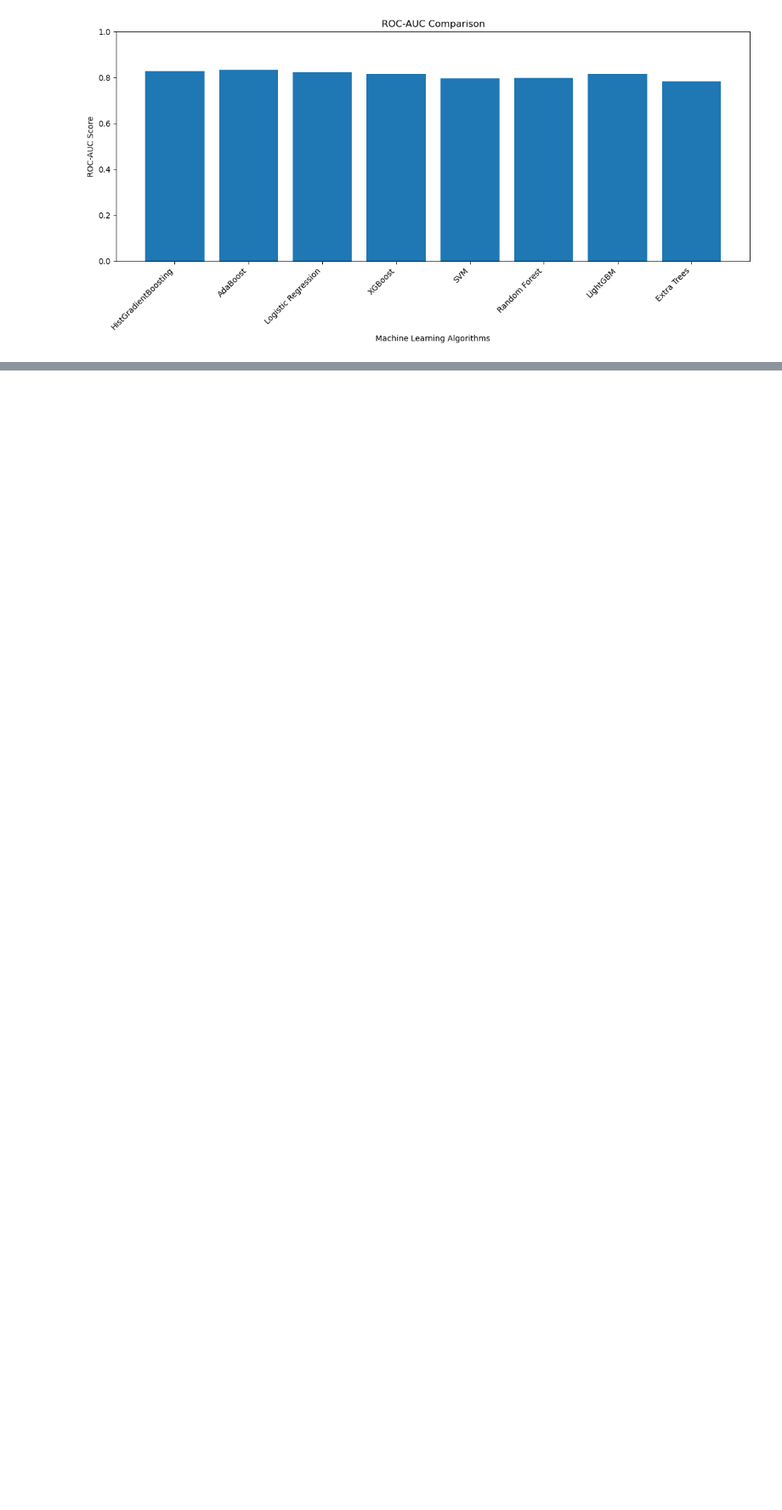
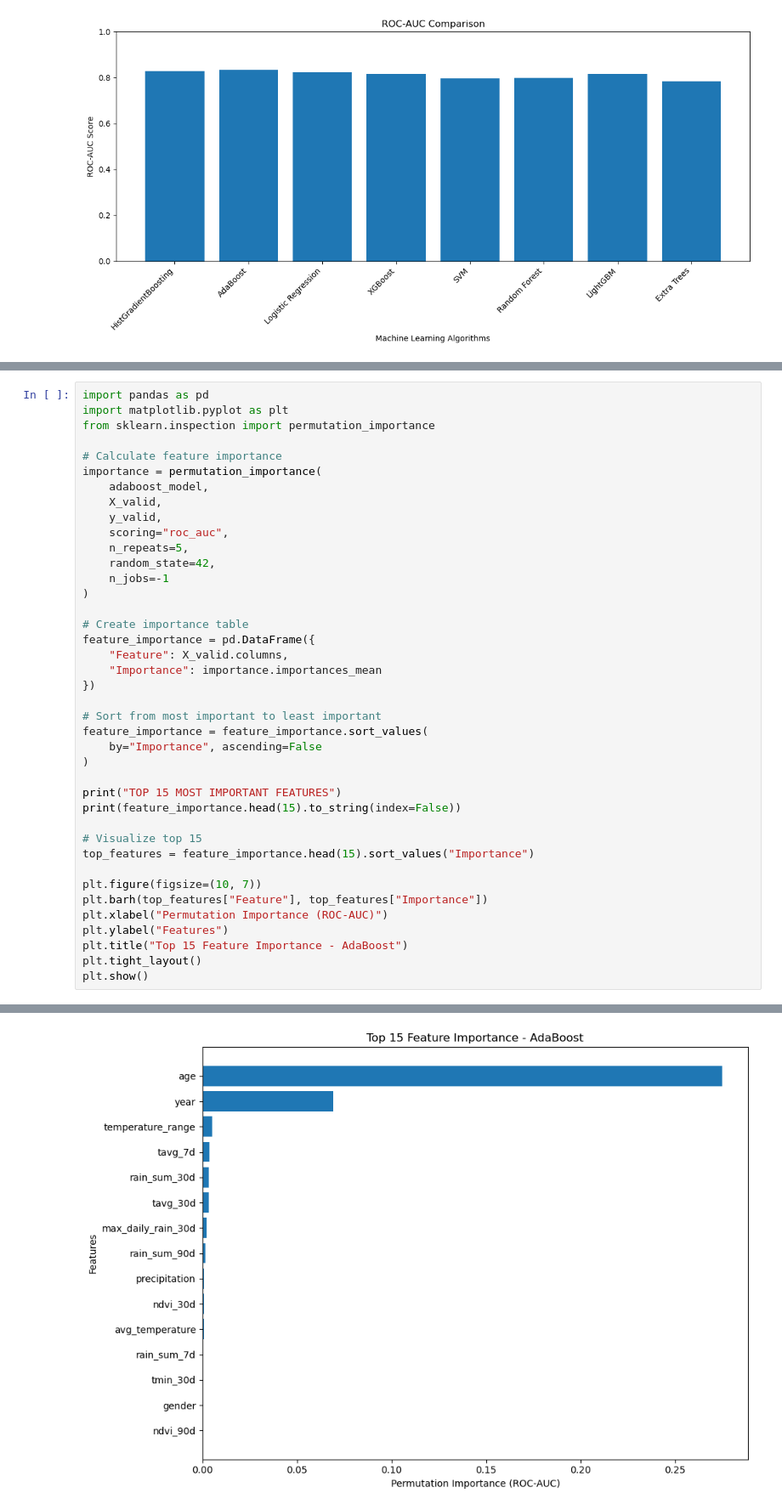
Before and after one commit to samad-source/climate_health_prediction, a Jupyter notebook: notebook/climate_features.ipynb, the cells around one changed output, grey strips where cells are left out. Shown at 85% size. Cells and saved outputs as stored; diff of their text form; blank space fills up the shorter version.

```diff
--- a/notebook/climate_features.ipynb
+++ b/notebook/climate_features.ipynb
@@ -1502,0 +1719,41 @@ ALGORITHM PERFORMANCE RANKING
+# %%
+import pandas as pd
+import matplotlib.pyplot as plt
+from sklearn.inspection import permutation_importance
+
+# Calculate feature importance
+importance = permutation_importance(
+    adaboost_model,
+    X_valid,
+    y_valid,
+    scoring="roc_auc",
+    n_repeats=5,
+    random_state=42,
+    n_jobs=-1
+)
+
+# Create importance table
+feature_importance = pd.DataFrame({
+    "Feature": X_valid.columns,
+    "Importance": importance.importances_mean
+})
+
+# Sort from most important to least important
+feature_importance = feature_importance.sort_values(
+    by="Importance", ascending=False
+)
+
+print("TOP 15 MOST IMPORTANT FEATURES")
+print(feature_importance.head(15).to_string(index=False))
+
+# Visualize top 15
+top_features = feature_importance.head(15).sort_values("Importance")
+
+plt.figure(figsize=(10, 7))
+plt.barh(top_features["Feature"], top_features["Importance"])
+plt.xlabel("Permutation Importance (ROC-AUC)")
+plt.ylabel("Features")
+plt.title("Top 15 Feature Importance - AdaBoost")
+plt.tight_layout()
+plt.show()
+# %% [output]
@@ -1502,0 +1777 @@ ALGORITHM PERFORMANCE RANKING
+[figure, added]
```
Also changed, not shown: parts of 11 cells of this notebook, 2 other files.
